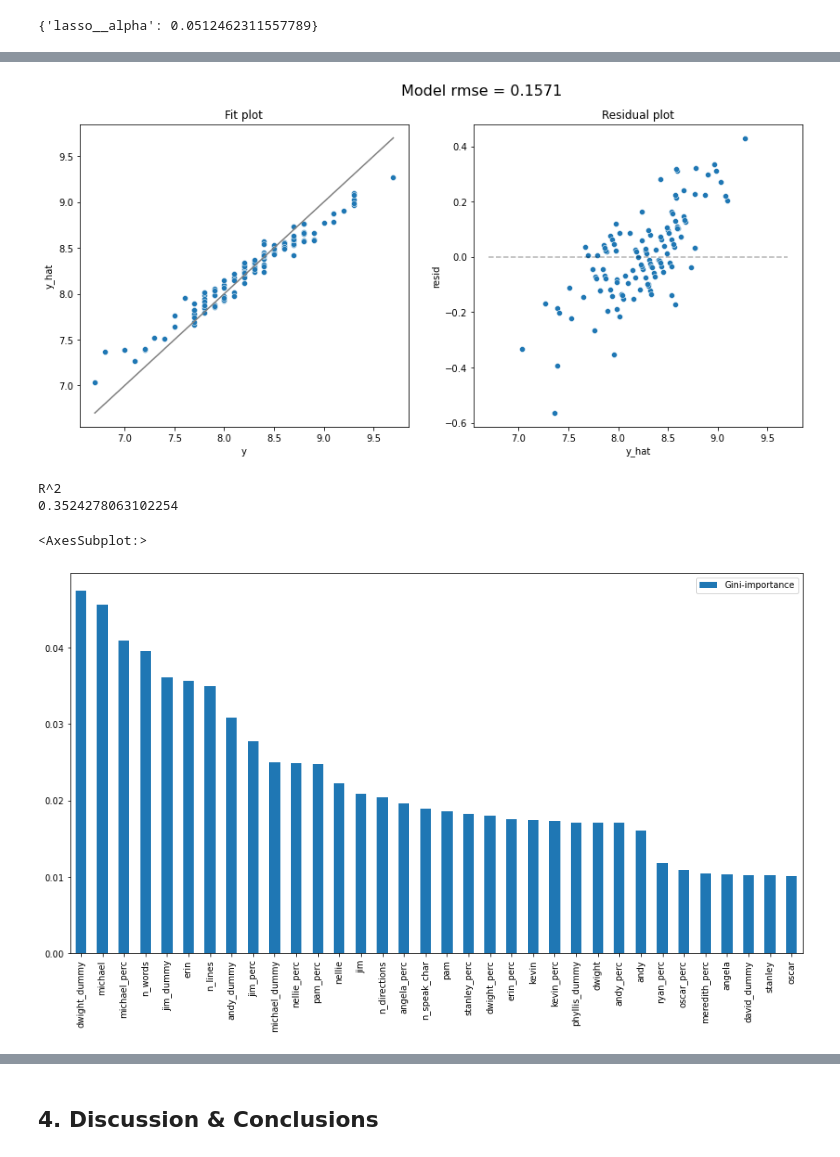
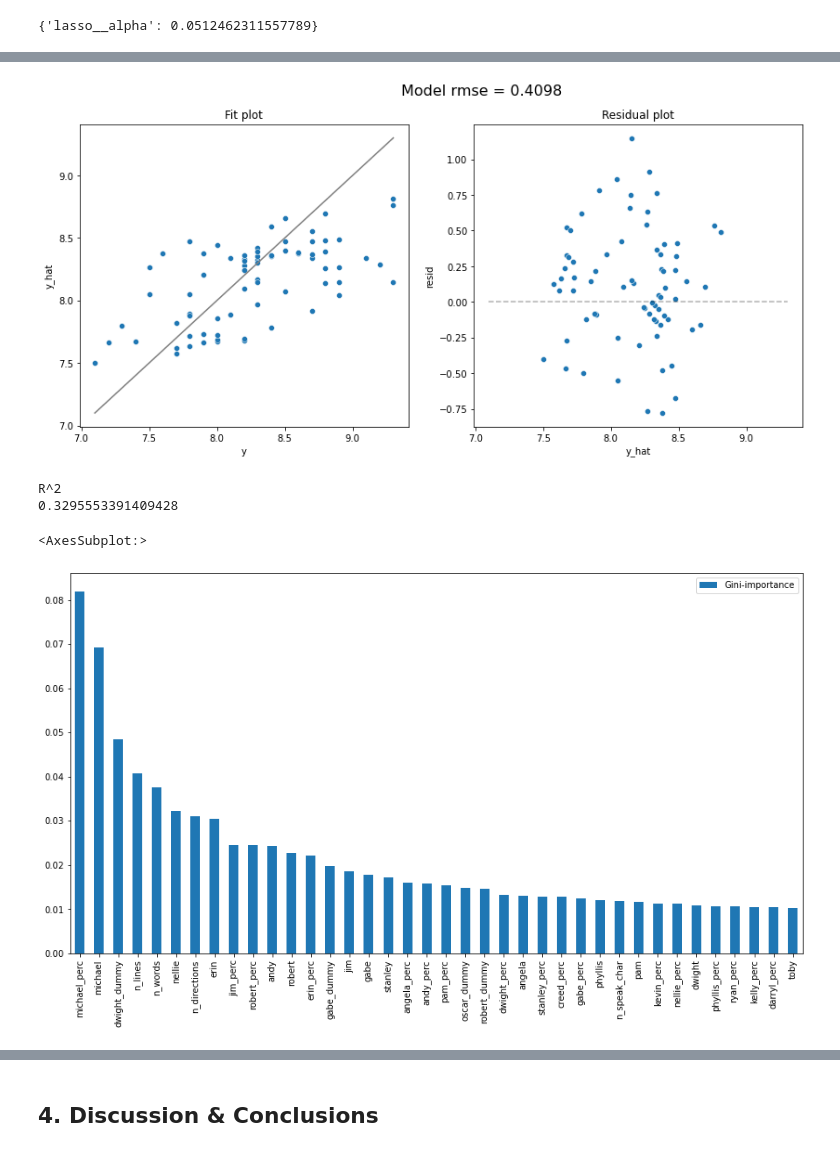
Before and after one commit to anoushka632/mlp-proj1, a Jupyter notebook: Jonathan/MLPProj1_NotebookV2.ipynb, the cells around one changed output, grey strips where cells are left out. Drawn from its saved outputs; the diff is of its cells as text; code cells hidden in the pictures.

Commit message:
Final Model??

```diff
--- a/Jonathan/MLPProj1_NotebookV2.ipynb
+++ b/Jonathan/MLPProj1_NotebookV2.ipynb
@@ -251,15 +284,15 @@ fdat.to_csv("data/full_filtered_dat.csv", index=False)
 # %% [markdown]
 **Standardizing and Splitting Data**
 # %%
-SEED = 58 ##for reproducibility
+
 
 #%%
-# read full data
-fdat = pd.read_csv("data/full_filtered_dat.csv")
+# read full data with interactions
+df_int = pd.read_csv("data/Interactions.csv", index_col = None)
 
 # separate response and explanatory data
-X = fdat.drop("imdb_rating", axis=1)
-y = fdat.imdb_rating
+X = df_int.drop("imdb_rating", axis=1)
+y = df_int.imdb_rating
 
 ##Creating categorical version of response data for potential classifiers instead of regressors
 cuts = [6, 7.5, 8, 8.5, 9, 10] ##does not include the lowest; so here would make 4 bins between each of the numbers
@@ -281,11 +314,11 @@ Path(f"./data/seed_{SEED}").mkdir(parents=True, exist_ok=True)
 
 ##split data into train test
 ##Numerical data
-X_train, X_test, y_train, y_test = train_test_split(X, y, test_size=0.33, random_state=SEED, stratify = y_class)
+X_train, X_test, y_train, y_test = train_test_split(X, y, test_size=0.4, random_state=SEED, stratify = y_class)
 
 ##binned data (X_test and X_train are the same as above since we use the same seed, so no need to respecify)
 ##Unpack to _ and _ for both since we made above
-_, _, y_train_cl, y_test_cl = train_test_split(X, y_class, test_size=0.33, random_state=SEED, stratify = y_class)
+_, _, y_train_cl, y_test_cl = train_test_split(X, y_class, test_size=0.4, random_state=SEED, stratify = y_class)
 
 
 
@@ -342,10 +375,6 @@ std_prep.fit(X_train)
 std_train = pd.DataFrame(std_prep.transform(X_train), columns = X_train.columns)
 std_test = pd.DataFrame(std_prep.transform(X_test), columns = X_train.columns) ##Transform test data with fit from training
 
-##write to csv
-std_train.to_csv(f"data/SEED_{SEED}/X_train_std.csv", index=False)
-std_test.to_csv(f"data/SEED_{SEED}/X_test_std.csv", index=False)
-minmax_train.to_csv(f"data/SEED_{SEED}/X_train_minmax.csv", index=False)
-minmax_test.to_csv(f"data/SEED_{SEED}/X_test_minmax.csv", index=False)
+
 
 # %%
@@ -730,7 +720,7 @@ sig_coef["rank"] = sig_coef["abs"].rank(ascending = False)
 sig_coef = sig_coef.sort_values(by = ["rank"])
 print(sig_coef)
 
-above_1perc = sig_coef.loc[sig_coef["abs"] > 0.01,"variable"].to_list()
+above_1perc = sig_coef.loc[sig_coef["abs"] > 0.00,"variable"].to_list()
 above_1perc
 # sns.scatterplot(x = np.arange(1, (len(coefs) + 1)), y = sig_coef["value"])
 # %% [output]
@@ -781,7 +761,7 @@ r2_score(y_test, y_hat)
 from sklearn.linear_model import Ridge
 ridge = Ridge()
 ridge_pip = Pipeline([("ridge", ridge)])
-alphas = np.linspace(0, 1000, num=200)
+alphas = np.linspace(0, 10000, num=200)
 param_grid_ridge={'ridge__alpha': alphas}
 
 gsridge = GridSearchCV(ridge_pip, param_grid_ridge, cv=KFold(5, shuffle=True, random_state=1234),
@@ -846,11 +860,12 @@ array([ 8.22935105e+00,  1.62062737e-02,  4.12405294e-03,  1.97304867e-02,
 
 from sklearn.ensemble import RandomForestRegressor
 
-RF = RandomForestRegressor(max_features = "sqrt", random_state = 22)
+RF = RandomForestRegressor(max_features = "sqrt", random_state = 22, max_depth = 5)
 RF_pipe = Pipeline([("RF", RF)])
 grid_params_rf = {
-    "RF__n_estimators": np.arange(30,300, step = 10),
-    "RF__min_samples_leaf": np.arange(1,5)
+    "RF__n_estimators": np.arange(100,300, step = 20),
+    "RF__min_samples_leaf": np.arange(1,5),
+    "RF__min_impurity_decrease": np.arange(0,0.3, step = 0.1)
 }
 
 gs_RF = GridSearchCV(RF_pipe, grid_params_rf, cv=KFold(5, shuffle=True, random_state=32),
@@ -888,39 +909,39 @@ from sklearn.ensemble import RandomForestRegressor
 
 
 ##Feature importances (using best parameters found above)
-RF = RandomForestRegressor(max_features = "sqrt", n_estimators = 280, min_samples_leaf = 1, random_state = 2)
+RF = RandomForestRegressor(max_features = "sqrt", n_estimators = 220, min_samples_leaf = 2, random_state = 2, max_depth = 5)
 RF.fit(std_train, y_train)
-model_fit(RF, X = std_train, y = y_train, plot = True)
+model_fit(RF, X = std_test, y = y_test, plot = True)
 print("R^2")
 print(r2_score(y_test, RF.predict(std_test)))
 
 
 # fig = plt.fig(figsize = (15,8))
 feats = {} # a dict to hold feature_name: feature_importance
 for feature, importance in zip(std_train.columns, RF.feature_importances_):
     feats[feature] = importance #add the name/value pair
 
 importances = pd.DataFrame.from_dict(feats, orient='index').rename(columns={0: 'Gini-importance'})
 # importances.sort_values(by='Gini-importance').plot(kind='bar', rot=45, figsize = (15,8))
 
 top_importance = importances.sort_values(by = "Gini-importance",
                                          ascending = False).loc[importances["Gini-importance"] > 0.01,:]
 
 top_importance.plot(kind = 'bar', rot = 90, figsize = (15,8))
 
 # importances = RF.feature_importances_
 # std = np.std([tree.feature_importances_ for tree in RF], axis=0)
 
 # forest_importances = pd.Series(importances)
 
 # fig, ax = plt.subplots(figsize = (15,8))
 # forest_importances.plot.bar(yerr=std, ax=ax)
 # ax.set_title("Feature importances using MDI")
 # ax.set_ylabel("Mean decrease in impurity")
 # fig.tight_layout()
 # %% [output]
-[figure, old version]
+[figure, new version]
 R^2
-0.3524278063102254
+0.3295553391409428
 <AxesSubplot:>
-[figure, old version]
+[figure, new version]
```
Also changed, not shown: parts of 36 cells of this notebook.
